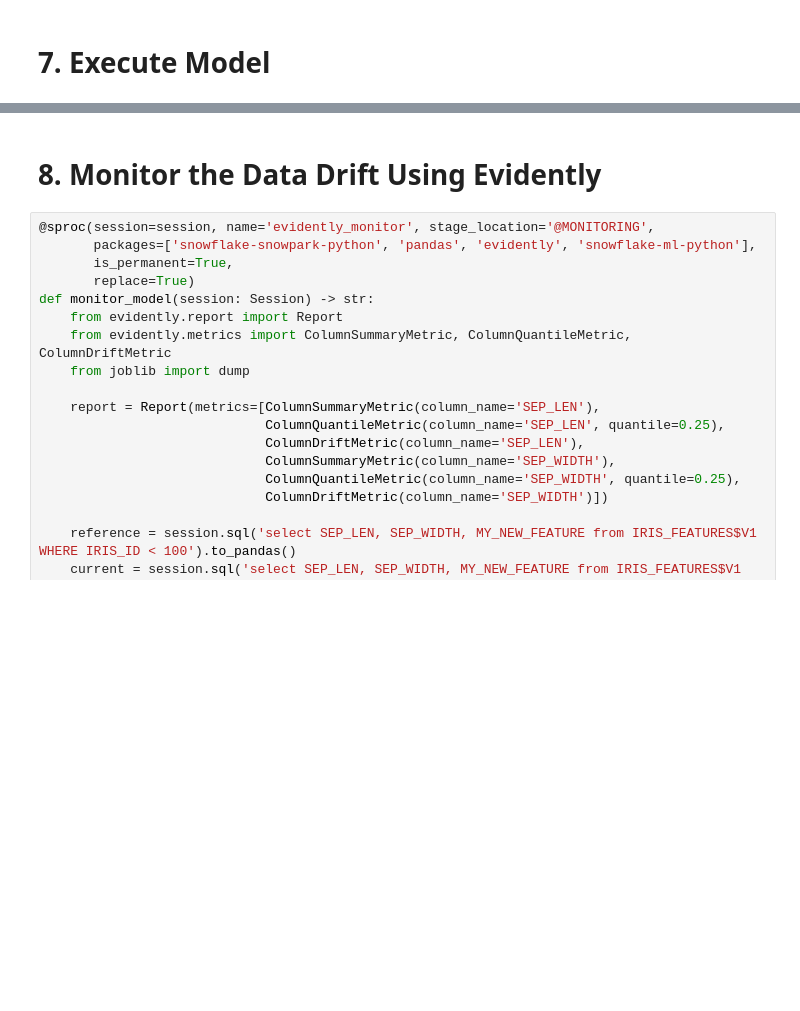
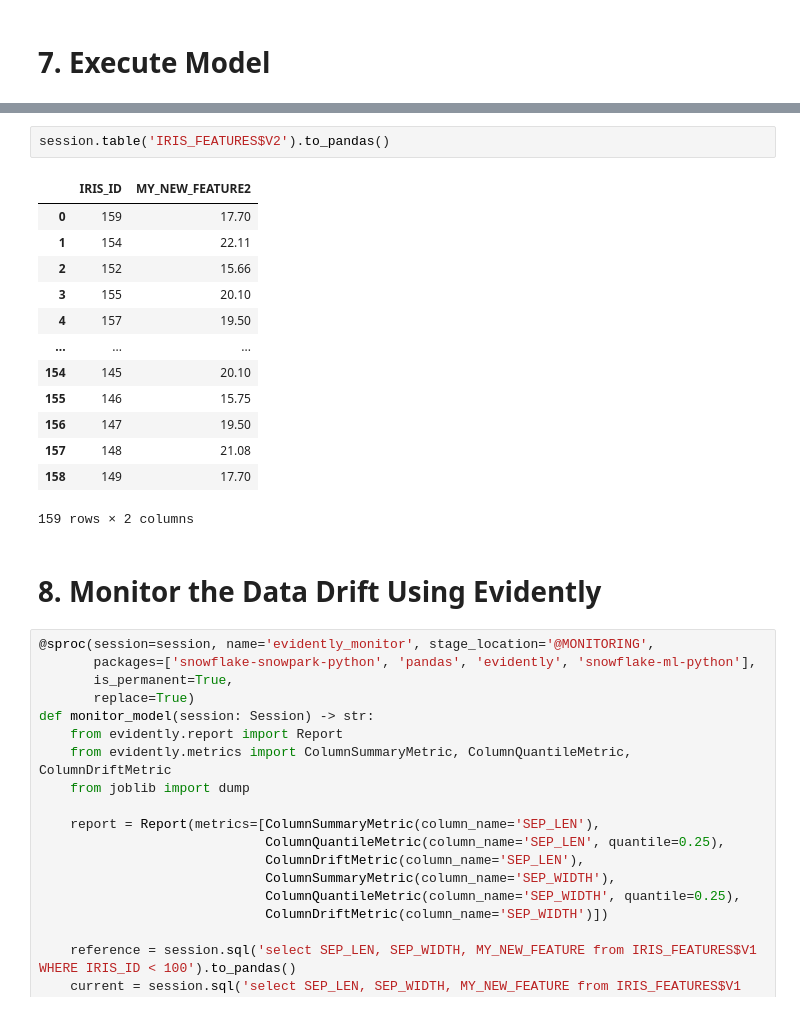
Before and after one commit to sfc-gh-mitaylor/ML-Ops, a Jupyter notebook: MBDA Demo.ipynb, the cells around one changed output, grey strips where cells are left out. Cells and saved outputs as stored; diff of their text form; blank space fills up the shorter version.

```diff
--- a/MBDA Demo.ipynb
+++ b/MBDA Demo.ipynb
@@ -333,3 +337,19 @@ session.table('IRIS_FEATURES$V1').to_pandas()
+# %%
+session.table('IRIS_FEATURES$V2').to_pandas()
+# %% [output]
+|  | IRIS_ID | MY_NEW_FEATURE2 |
+| 0 | 159 | 17.70 |
+| 1 | 154 | 22.11 |
+| 2 | 152 | 15.66 |
+| 3 | 155 | 20.10 |
+| 4 | 157 | 19.50 |
+| ... | ... | ... |
+| 154 | 145 | 20.10 |
+| 155 | 146 | 15.75 |
+| 156 | 147 | 19.50 |
+| 157 | 148 | 21.08 |
+| 158 | 149 | 17.70 |
+159 rows × 2 columns
 # %% [markdown]
 # 8. Monitor the Data Drift Using Evidently
 # %%
```
Also changed, not shown: parts of 13 cells of this notebook.
